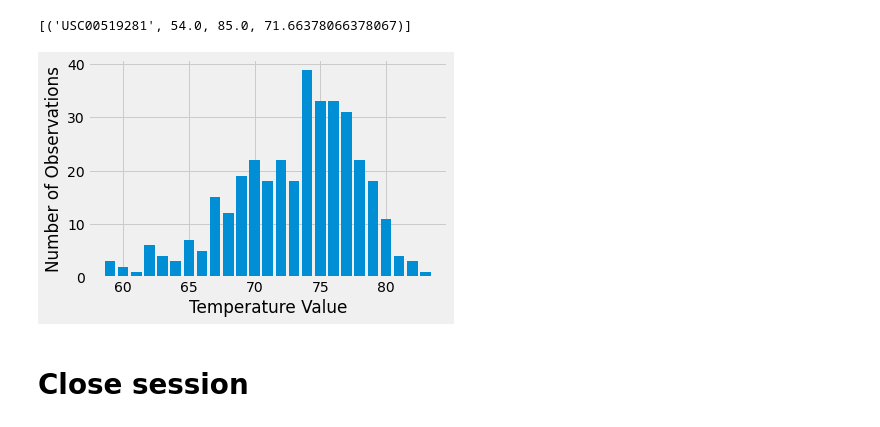
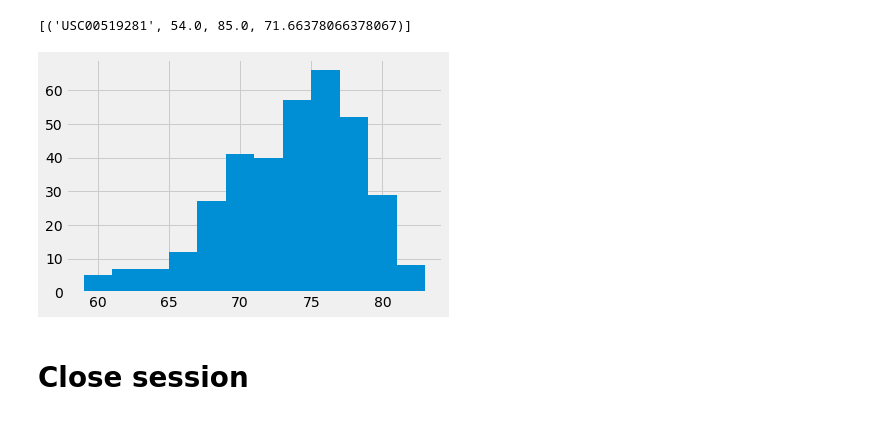
Before and after one commit to j0serobles/sqlalchemy-challenge, a Jupyter notebook: climate_starter.ipynb, the cells around one changed output. Cells and saved outputs as stored; diff of their text form; code cells hidden in the pictures.

Commit message:
Completed station analysis.

```diff
--- a/climate_starter.ipynb
+++ b/climate_starter.ipynb
@@ -47,27 +41,27 @@ print(most_recent_date_list)
 # %%
 # Design a query to retrieve the last 12 months of precipitation data and plot the results.
 # Starting from the most recent data point in the database.
-most_recent_date = most_recent_date_list[0][0]
-most_recent_year = most_recent_date_list[0][0][:4]
-
 # Calculate the date one year from the last date in data set.
-previous_year = int(most_recent_year) - 1
-last_year_date = str(previous_year) + most_recent_date[4:]
 
 # Perform a query to retrieve the data and precipitation scores
-results = session.query(Measurement.date, Measurement.prcp).filter(Measurement.date.between(last_year_date, most_recent_date) )
+# The query seems pretty convoluted, but it's not too hard to understand:
+# The where clause is obtaining the latest date as a string via a subquery,
+# converting it to a date() object via datetime.strptime(), then substracting 365 days to obtain the date one year prior.
+# This way we cover the requirement to not pass the date as a variable to the query.
+
+results = session.query(Measurement.date, Measurement.prcp).\
+          filter(Measurement.date >= \
+                 dt.datetime.strptime(session.query(Measurement.date).order_by(Measurement.date.desc()).first()[0], '%Y-%m-%d')\
+                 - dt.timedelta(days=365))\
+                 .all()
 
 # Save the query results as a Pandas DataFrame and set the index to the date column
 df = pd.DataFrame(results[:],columns=['date', 'pcpr'])
 #convert date column from String to date
 df['date']= pd.to_datetime(df['date'])
+# Sort the dataframe by date
 df = df.set_index('date')
 df.head(10)
-
-# Sort the dataframe by date
-
-
-# Use Pandas Plotting with Matplotlib to plot the data
 # %% [output]
 |  | pcpr |
 | date |  |
@@ -157,36 +153,21 @@ temps
 # %%
 # Using the most active station id
 # Query the last 12 months of temperature observation data for this station and plot the results as a histogram
 
-
+# Here we use the lowest and highest date from the dataframe for the previous analysis.
 max_date = df.index[-1].date()
 min_date = df.index[0].date()
+sel = [Measurement.tobs]
 
-#print(max_date, min_date)
-
-#print(type(max_date))
-
-sel = [Measurement.tobs, func.count(Measurement.tobs)]
 results = session.query(*sel)\
-.group_by(Measurement.tobs)\
 .filter(Measurement.station == "USC00519281")\
 .filter(Measurement.date.between(min_date, max_date)).all()
 
-#print(results)
-
-n_bins  = [temp_value[0] for temp_value in results ]
-counts  = [temp_value[1] for temp_value in results]
-
-#print(bins)
-#print(counts)
-
-fig, axs = plt.subplots(sharey=True, tight_layout=True)
-axs.set_ylabel('Number of Observations')
-axs.set_xlabel('Temperature Value')
-axs.bar(n_bins, counts)
+counts  = [temp_value[0] for temp_value in results]
+plt.hist(counts, bins=12)
 plt.show()
 # %% [output]
-[figure, old version]
+[figure, new version]
 # %% [markdown]
 # Close session
 # %%
```
Also changed, not shown: parts of 4 cells of this notebook, 1 other file.
